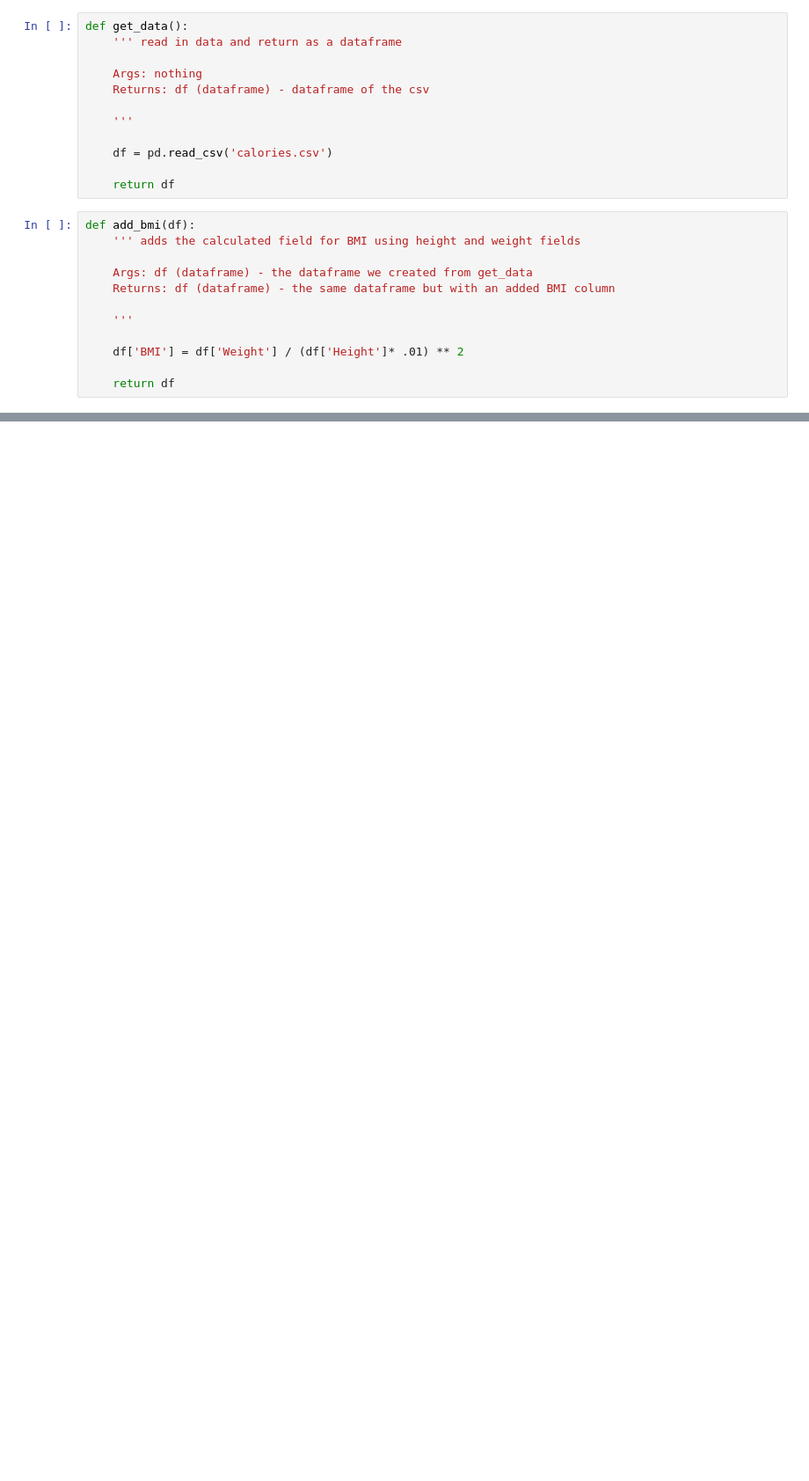
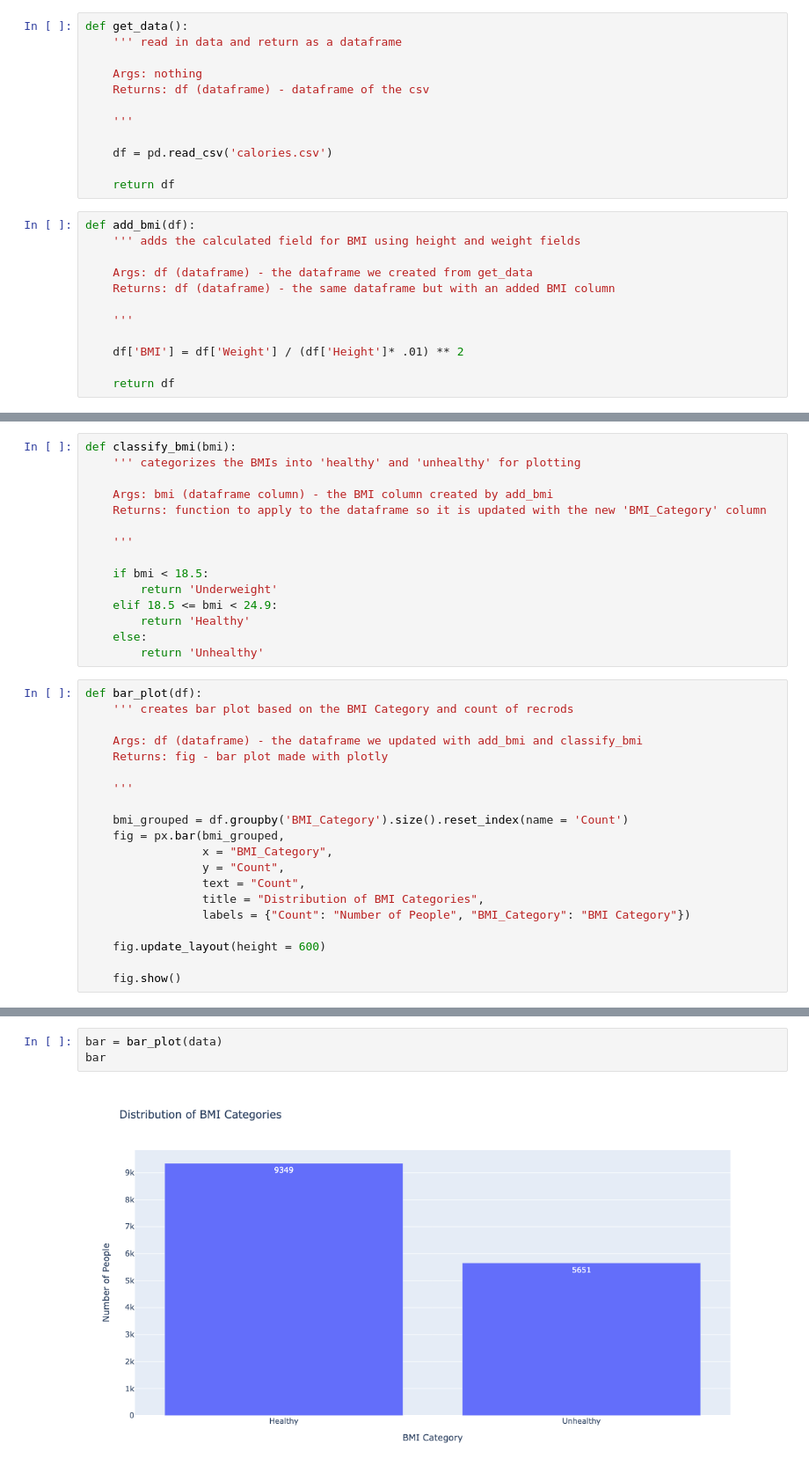
Before and after one commit to BubblySeeker/DS3000, a Jupyter notebook: Phase 2.ipynb, the cells around one changed output, grey strips where cells are left out. Shown at 88% size. Drawn from its saved outputs; the diff is of its cells as text; blank space fills up the shorter version.

```diff
--- a/Phase 2.ipynb
+++ b/Phase 2.ipynb
@@ -123,0 +87,35 @@ plt.show()
+# %%
+def classify_bmi(bmi):
+    ''' categorizes the BMIs into 'healthy' and 'unhealthy' for plotting
+
+    Args: bmi (dataframe column) - the BMI column created by add_bmi
+    Returns: function to apply to the dataframe so it is updated with the new 'BMI_Category' column
+
+    '''
+
+    if bmi < 18.5:
+        return 'Underweight'
+    elif 18.5 <= bmi < 24.9:
+        return 'Healthy'
+    else:
+        return 'Unhealthy'
+# %%
+def bar_plot(df):
+    ''' creates bar plot based on the BMI Category and count of recrods
+
+    Args: df (dataframe) - the dataframe we updated with add_bmi and classify_bmi
+    Returns: fig - bar plot made with plotly
+
+    '''
+
+    bmi_grouped = df.groupby('BMI_Category').size().reset_index(name = 'Count')
+    fig = px.bar(bmi_grouped,
+                 x = "BMI_Category",
+                 y = "Count",
+                 text = "Count",
+                 title = "Distribution of BMI Categories",
+                 labels = {"Count": "Number of People", "BMI_Category": "BMI Category"})
+
+    fig.update_layout(height = 600)
+
+    fig.show()
@@ -123,0 +150,5 @@ plt.show()
+# %%
+bar = bar_plot(data)
+bar
+# %% [output]
+[figure, added]
```
Also changed, not shown: parts of 11 cells of this notebook.
